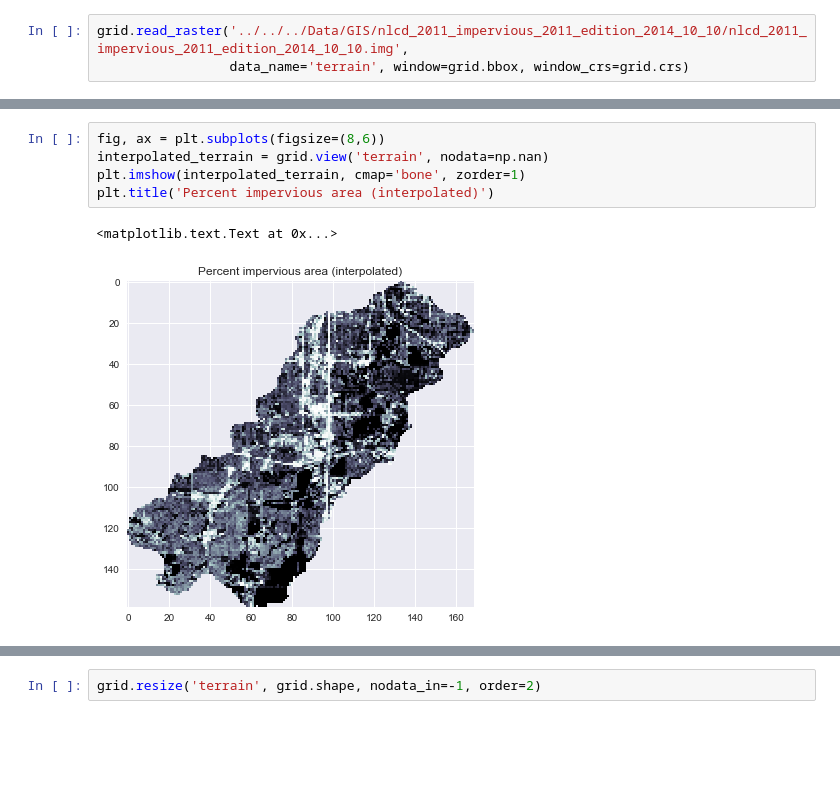
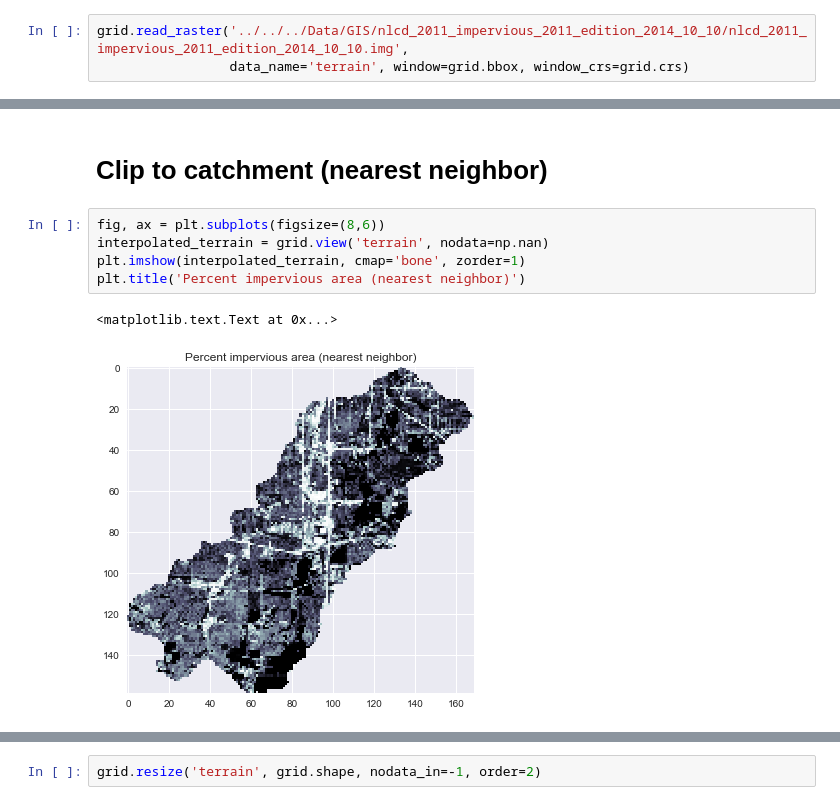
Before and after one commit to mdbartos/pysheds, a Jupyter notebook: examples/terrain.ipynb, the cells around one changed output, grey strips where cells are left out. Drawn from its saved outputs; the diff is of its cells as text; blank space fills up the shorter version.

```diff
--- a/examples/terrain.ipynb
+++ b/examples/terrain.ipynb
@@ -44,8 +43,10 @@ plt.title('Percent impervious area')
+# %% [markdown]
+# Clip to catchment (nearest neighbor)
 # %%
 fig, ax = plt.subplots(figsize=(8,6))
 interpolated_terrain = grid.view('terrain', nodata=np.nan)
 plt.imshow(interpolated_terrain, cmap='bone', zorder=1)
-plt.title('Percent impervious area (interpolated)')
+plt.title('Percent impervious area (nearest neighbor)')
 # %% [output]
 <matplotlib.text.Text at 0x...>
-[figure, old version]
+[figure, new version]
```
Also changed, not shown: parts of 6 cells of this notebook, 5 other files.
